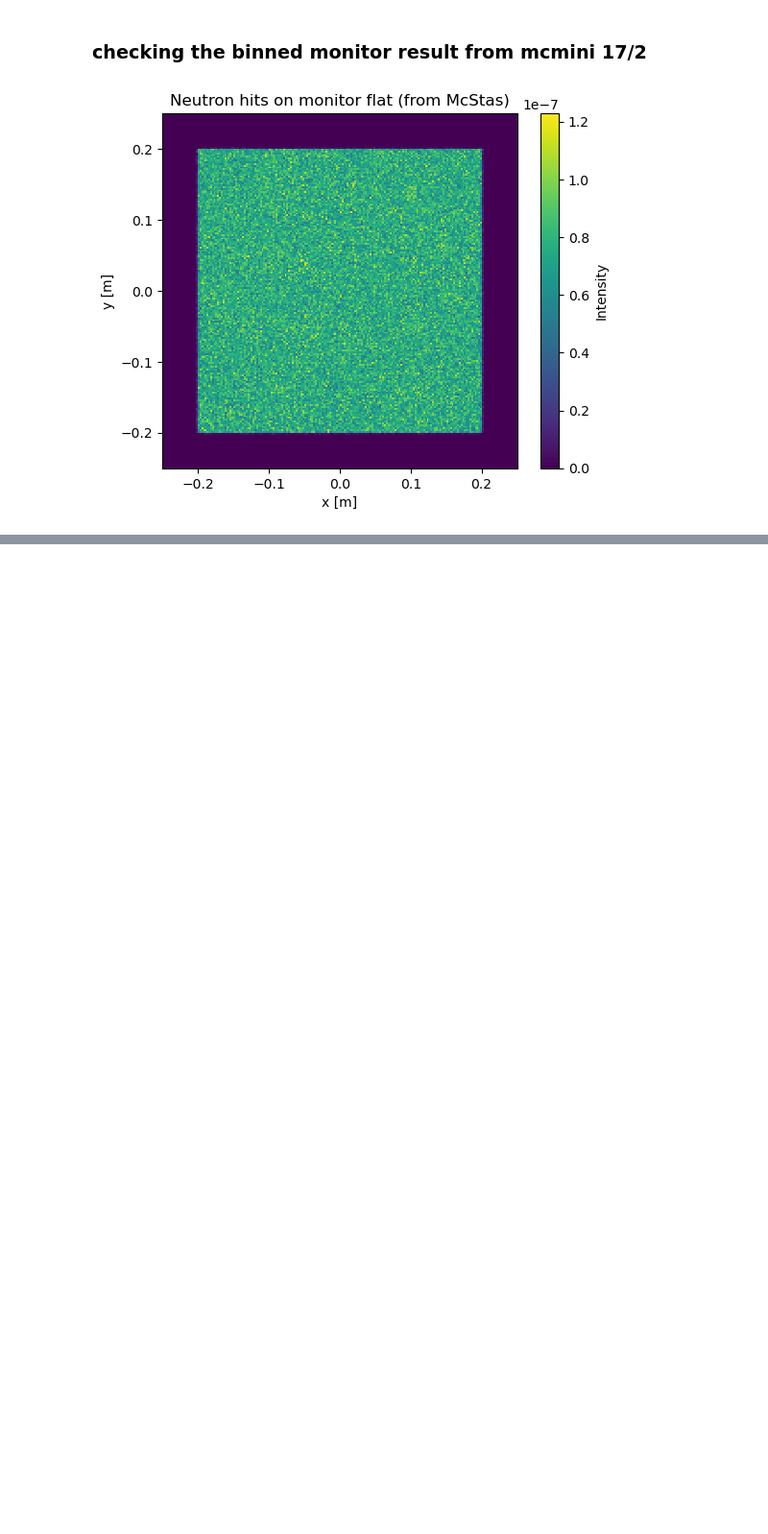
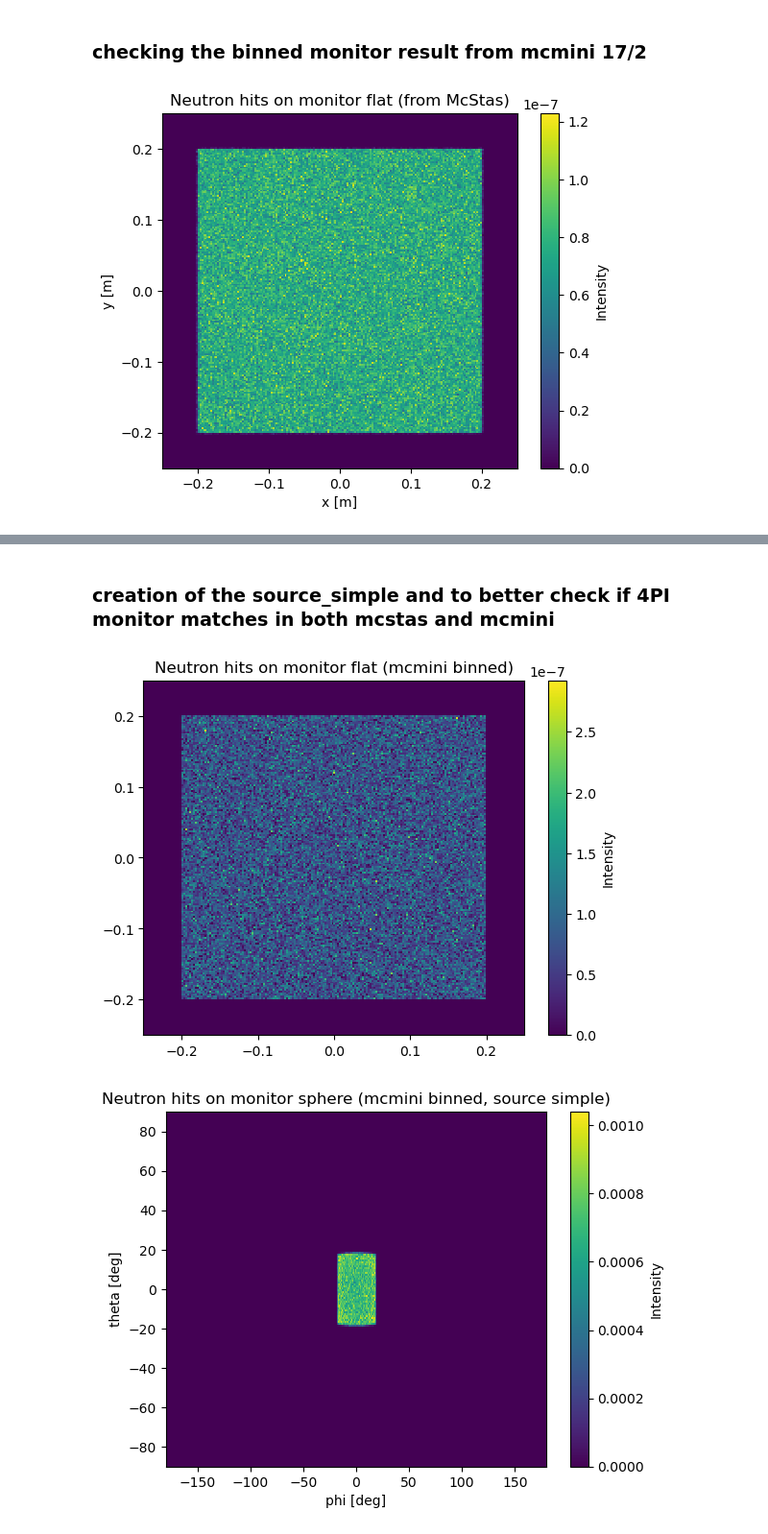
Before and after one commit to tinyThyssen/bachelor_project, a Jupyter notebook: mcmini_verification/mcmini_verification.ipynb, the cells around one changed output, grey strips where cells are left out. Shown at 96% size. Cells and saved outputs as stored; diff of their text form; code cells hidden in the pictures; blank space fills up the shorter version.

```diff
--- a/mcmini_verification/mcmini_verification.ipynb
+++ b/mcmini_verification/mcmini_verification.ipynb
@@ -411,0 +472,65 @@ plt.show()
+# %% [markdown]
+### creation of the source_simple and to better check if 4PI monitor matches in both mcstas and mcmini
+# %%
+# plot binned data from mcmini
+mcmini_binned_path = Path("/Users/christian/Documents/Study/bachelor_project/mcmini/flat_hits_binned_srcsimple.csv")
+if not mcmini_binned_path.is_file():
+    raise FileNotFoundError(f"Expected hit file at {mcmini_binned_path}")
+# extract binned data
+nx, ny = 200, 200
+x_edges = np.linspace(-0.25, 0.25, nx+1)
+y_edges = np.linspace(-0.25, 0.25, ny+1)
+
+binned_data = np.loadtxt(mcmini_binned_path, delimiter=',', comments='#')
+# (using comments='#' is safer than skiprows=6)
+
+col_counts = binned_data[:,2]
+
+H = col_counts.reshape((ny, nx)) # (180, 360) = (theta bins, phi bins)
+H = col_counts.reshape((ny, nx)) * 0.00194955  # (360, 180) = (phi bins, theta bins)
+
+extent = [x_edges[0], x_edges[-1], y_edges[0], y_edges[-1]]
+plt.imshow(H, origin="lower", extent=extent, interpolation="nearest", aspect="auto")
+plt.colorbar(label="Intensity")
+plt.title("Neutron hits on monitor flat (mcmini binned)")
+plt.show()
+
+
+
+# data from sphere monitor (binned) and soruce simple
+mcmini_binned_path = Path("/Users/christian/Documents/Study/bachelor_project/mcmini/sphere_hits_binned_srcsimple.csv")
+if not mcmini_binned_path.is_file():
+    raise FileNotFoundError(f"Expected hit file at {mcmini_binned_path}")
+# extract binned data
+nx, ny = 360, 180
+binned_data = np.loadtxt(mcmini_binned_path, delimiter=',', comments='#')
+col_counts = binned_data[:,2]
+H = col_counts.reshape((ny, nx)) # normalize to total counts
+# H = col_counts.reshape((ny, nx)) * 85.8135 # for 0.4m focus
+extent = [-180, 180, -90, 90]
+plt.imshow(H, origin="lower", extent=extent, interpolation="nearest", aspect="auto")
+plt.xlabel("phi [deg]")
+plt.ylabel("theta [deg]")
+plt.colorbar(label="Intensity")
+plt.title("Neutron hits on monitor sphere (mcmini binned, source simple)")
+plt.show()
+
+
+# plot the data from mcstas
+sphere_mon = ms.load_data("/Users/christian/Documents/Study/bachelor_project/mcmini_verification/sphere_mon_srcsimple")[0]  # adjust index if needed
+meta = sphere_mon.metadata
+hits = sphere_mon.Intensity
+xmin, xmax, ymin, ymax = meta.limits
+extent = [xmin, xmax, ymin, ymax]
+Hmc = hits
+if Hmc.shape == (meta.dimension[0], meta.dimension[1]):
+    Hmc = Hmc.T
+plt.imshow(Hmc, origin="lower", extent=extent, interpolation="nearest", aspect="auto")
+plt.xlabel(meta.xlabel if hasattr(meta, "xlabel") else "phi [deg]")
+plt.ylabel(meta.ylabel if hasattr(meta, "ylabel") else "theta [deg]")
+plt.colorbar(label="Intensity")
+plt.title("Neutron hits on monitor sphere (McStas, source simple)")
+plt.show()
+# %% [output]
+[figure, added]
+[figure, added]
```
Also changed, not shown: parts of 5 cells of this notebook, 36 other files.
